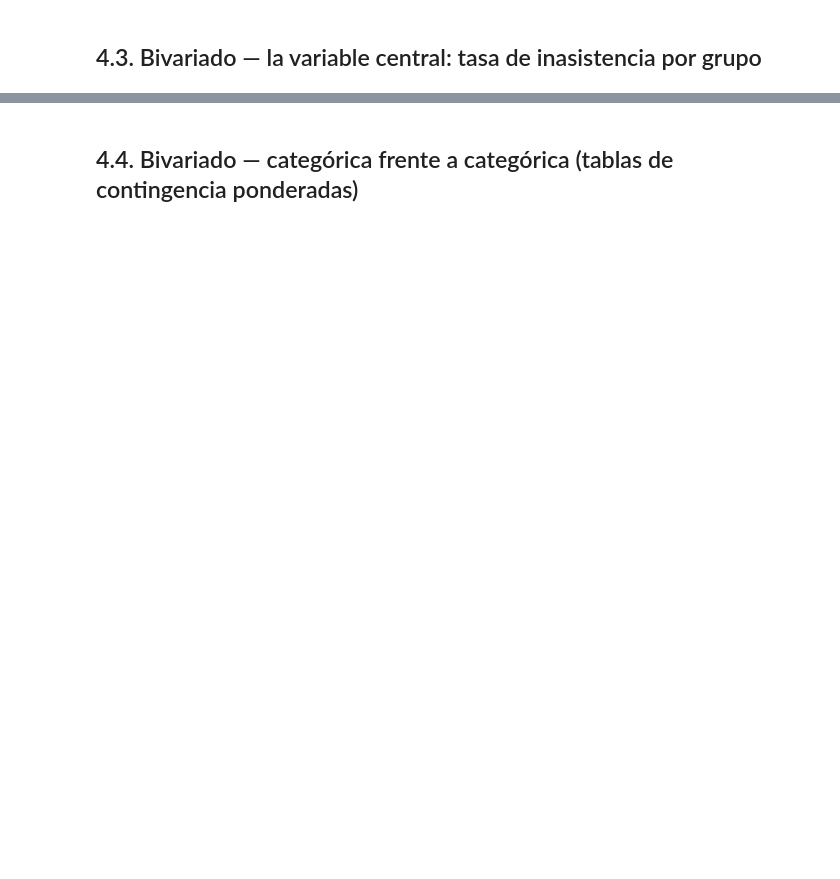
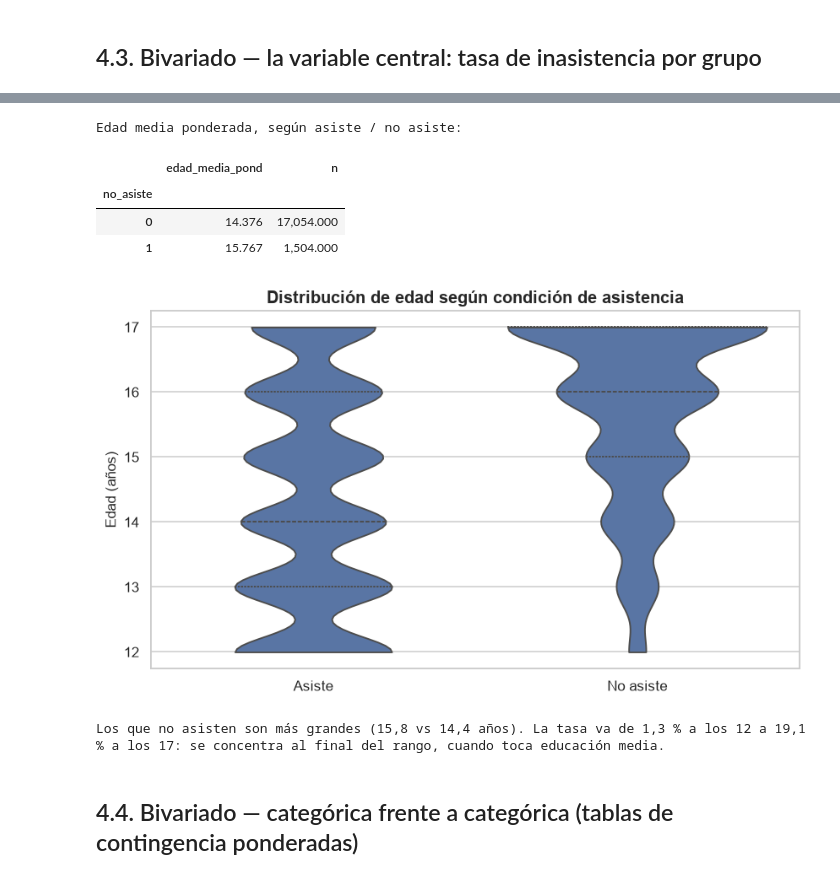
Before and after one commit to vi3lman/proyecto-ds-inasistencia-py, a Jupyter notebook: notebooks/Fase1_DataScience_EPHC.ipynb, the cells around one changed output, grey strips where cells are left out. Drawn from its saved outputs; the diff is of its cells as text; code cells hidden in the pictures; blank space fills up the shorter version.

```diff
--- a/notebooks/Fase1_DataScience_EPHC.ipynb
+++ b/notebooks/Fase1_DataScience_EPHC.ipynb
@@ -691,20 +969,28 @@ for col in ['zona', 'sexo', 'anio_encuesta']:
 # %%
 # ============================================================================
 # Bivariado numérica-categórica: ¿la edad se asocia con la inasistencia?
 # ============================================================================
 print('Edad media ponderada, según asiste / no asiste:')
 display(final.groupby('no_asiste').apply(
     lambda g: pd.Series({'edad_media_pond': np.average(g.edad, weights=g.factor_expansion), 'n': len(g)})
 ))
 
 fig, ax = plt.subplots(figsize=(9, 5))
 sns.violinplot(data=final, x='no_asiste', y='edad', ax=ax, inner='quartile', cut=0)
 ax.set_xticklabels(['Asiste', 'No asiste'])
 ax.set_title('Distribución de edad según condición de asistencia')
 ax.set_xlabel(''); ax.set_ylabel('Edad (años)')
 plt.savefig(DIR_FIG / '03_edad_por_asistencia.png'); plt.show()
-print('🟡 Interpretar: ¿la inasistencia se concentra en las edades más altas del rango (16-17), coherente con',
-      'el paso a educación media, o está repartida uniformemente?')
+print('Los que no asisten son más grandes (15,8 vs 14,4 años). La tasa va de 1,3 % a los 12 a 19,1 % a los 17: '
+      'se concentra al final del rango, cuando toca educación media.')
+# %% [output]
+Edad media ponderada, según asiste / no asiste:
+|  | edad_media_pond | n |
+| no_asiste |  |  |
+| 0 | 14.376 | 17,054.000 |
+| 1 | 15.767 | 1,504.000 |
+[figure, added]
+Los que no asisten son más grandes (15,8 vs 14,4 años). La tasa va de 1,3 % a los 12 a 19,1 % a los 17: se concentra al final del rango, cuando toca educación media.
 # %% [markdown]
 ## 4.4. Bivariado — categórica frente a categórica (tablas de contingencia ponderadas)
 # %%
```
Also changed, not shown: parts of 55 cells of this notebook, 25 other files.
